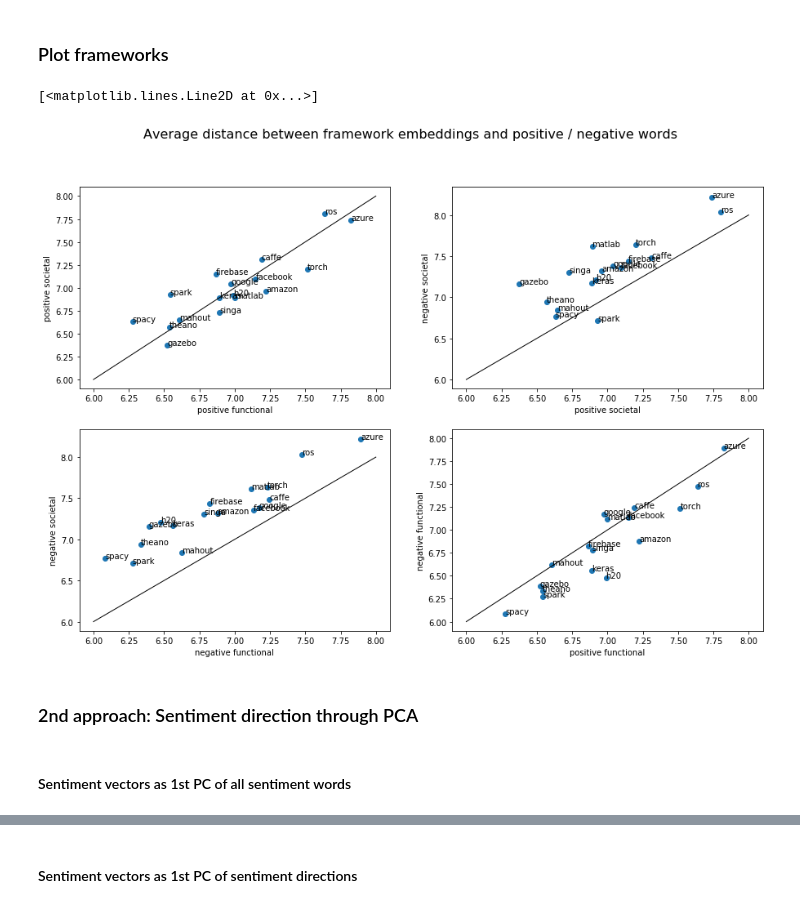
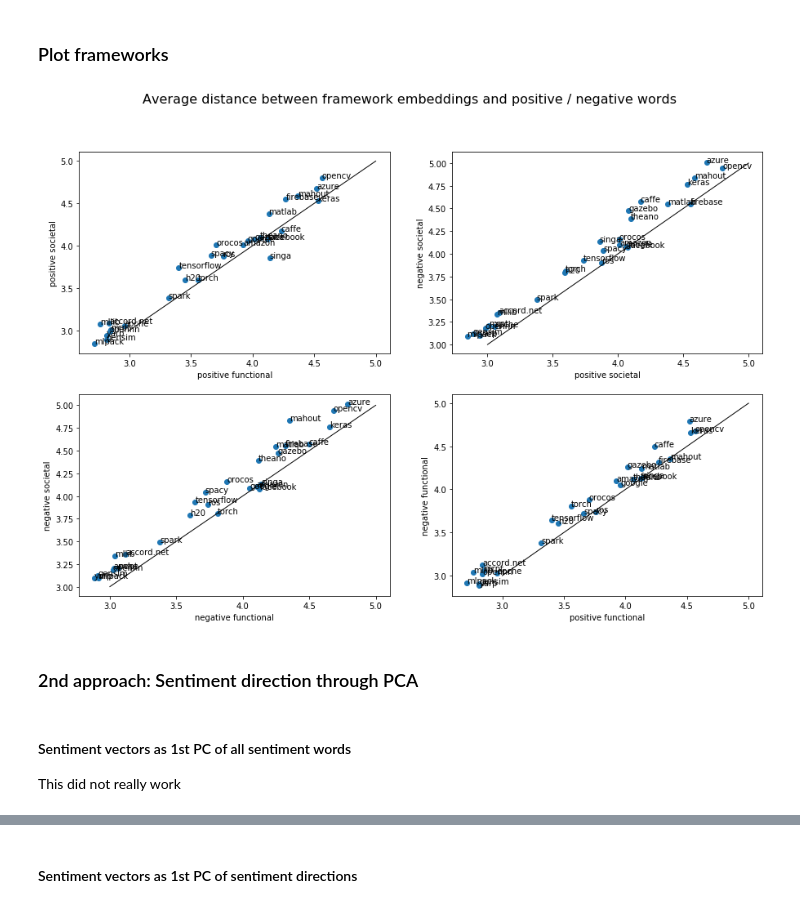
Before and after one commit to flono/BiasInWordEmbeddings, a Jupyter notebook: WordEmbeddings.ipynb, the cells around one changed output, grey strips where cells are left out. Cells and saved outputs as stored; diff of their text form; code cells hidden in the pictures.

Commit message:
added sentiment vector plots and examples of biased data

```diff
--- a/WordEmbeddings.ipynb
+++ b/WordEmbeddings.ipynb
@@ -62,6 +61,6 @@ with open("data/glove.6B.100d.txt", 'r') as f:
 # %%
 # Choose embedding to work with
 
-embeddings_dict = embeddings_dict_smol
-#embeddings_dict = embeddings_dict_big
+#embeddings_dict = embeddings_dict_smol
+embeddings_dict = embeddings_dict_big
 # %%
@@ -91,9 +97,9 @@ def angle_vec(vec1, vec2):
 # %%
 companies = ["Google", "Microsoft", "amazon", "Facebook",
              "Intel", "Nvidia", "AMD", "Deepmind", "IBM",
-             "Boston", "Dynamics", "Softbank ", "Robotics",
-             "PAL", " Robotics", "Willow", "Garage",
-             "Alibaba", " Cloud", "H20.ai", "Bosch",
+             "Softbank ",
+             "PAL",
+             "Alibaba", "H20.ai", "Bosch",
              "SPHERO", "ANYBOTS", "sarcos", "BARRETT",
              "PETRONICS", "dronesense", "embodied",
              "energid" , "irobot", "myomo", "vecna"]
@@ -166,10 +172,15 @@ gensim         False
 # %%
 # get embeddings simple positive and negative words
 
-positive_functional = "secure, safe, robust, reliable, trustworthy, efficient, interactive, user-friendly, maintained, stable, outperform, convenient, intelligent, automatic, automated".split(", ")
-negative_functional = "insecure, breach, slow, complicated, unstable".split(", ")
-positive_society = "famous, open-source, fair, ethical".split(", ")
-negative_society = "criticism, illegal, crime, fake, violate, unethical, biased, offensive".split(", ")
+#positive_functional = "secure, safe, robust, reliable, trustworthy, efficient, interactive, user-friendly, maintained, stable, outperform, convenient, intelligent, automatic, automated".split(", ")
+#negative_functional = "insecure, breach, slow, complicated, unstable".split(", ")
+#positive_society = "famous, open-source, fair, ethical".split(", ")
+#negative_society = "criticism, illegal, crime, fake, violate, unethical, biased, offensive".split(", ")
+positive_functional = ["secure", "safe", "reliable", "simple", "fast", "stable", "intelligent", "convenient"]
+negative_functional = ["insecure","unsafe","unreliable","complicated","slow","unstable","dumb","inconvenient"]
+
+positive_society = ["good","famous","fair","legal","ethical","conform","praise","best"]
+negative_society =["bad","unknown","biased","illegal","unethical","violate","criticism", "worst"]
 
 # get embeddings for sentiment words
 p_f_embed = []
@@ -328,43 +338,44 @@ p_f_frm = p_f_frm[p_f_frm[:,1].astype(bool)]
 
 # the black lines show where truly "neutral" companies would be. They are not regression lines!
 
-line1 = 6
-line2 = 8
+line1 = 3
+line2 = 5
 
 fig, axes = plt.subplots(nrows=2, ncols=2)
 
 fig.set_size_inches(15, 10)
 
 fig.suptitle("Average distance between framework embeddings and positive / negative words", fontsize=16)
 
 axes[0,0].scatter(p_f_frm[:,1], p_s_frm[:,1])
 axes[0,0].set(xlabel = "positive functional", ylabel = "positive societal")
 for i, name in enumerate(p_f_frm[:,0]):
     axes[0,0].annotate(name, (p_f_frm[i,1], p_s_frm[i,1]))
 axes[0,0].plot([line1, line2], [line1, line2], 'k-', lw=1)
 
 axes[1,0].scatter(n_f_frm[:,1], n_s_frm[:,1])
 axes[1,0].set(xlabel = "negative functional", ylabel = "negative societal")
 for i, name in enumerate(p_f_frm[:,0]):
     axes[1,0].annotate(name, (n_f_frm[i,1], n_s_frm[i,1]))
 axes[1,0].plot([line1, line2], [line1, line2], 'k-', lw=1)
 
 axes[1,1].scatter(p_f_frm[:,1], n_f_frm[:,1])
 axes[1,1].set(xlabel = "positive functional", ylabel = "negative functional")
 for i, name in enumerate(p_f_frm[:,0]):
     axes[1,1].annotate(name, (p_f_frm[i,1], n_f_frm[i,1]))
 axes[1,1].plot([line1, line2], [line1, line2], 'k-', lw=1)
 
 axes[0,1].scatter(p_s_frm[:,1], n_s_frm[:,1])
 axes[0,1].set(xlabel = "positive societal", ylabel = "negative societal")
 for i, name in enumerate(p_f_frm[:,0]):
     axes[0,1].annotate(name, (p_s_frm[i,1], n_s_frm[i,1]))
 axes[0,1].plot([line1, line2], [line1, line2], 'k-', lw=1)
-#plt.savefig('distances_frameworks.pdf')
+plt.savefig('distances_frameworks_bigEmbedding.pdf')
 # %% [output]
-[<matplotlib.lines.Line2D at 0x...>]
-[figure, old version]
+[figure, new version]
 # %% [markdown]
 ### 2nd approach: Sentiment direction through PCA
 # %% [markdown]
 #### Sentiment vectors as 1st PC of all sentiment words
+
+This did not really work
```
Also changed, not shown: parts of 35 cells of this notebook, 6 other files.
